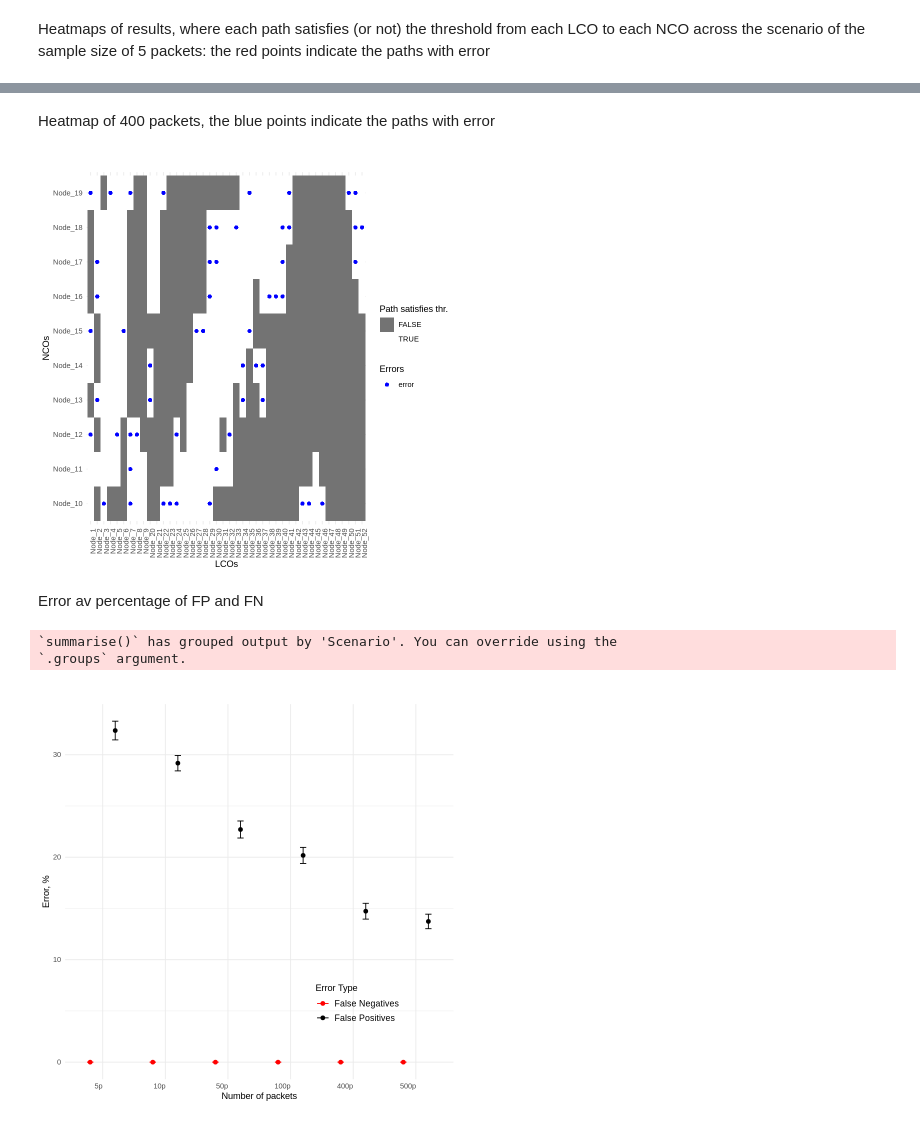
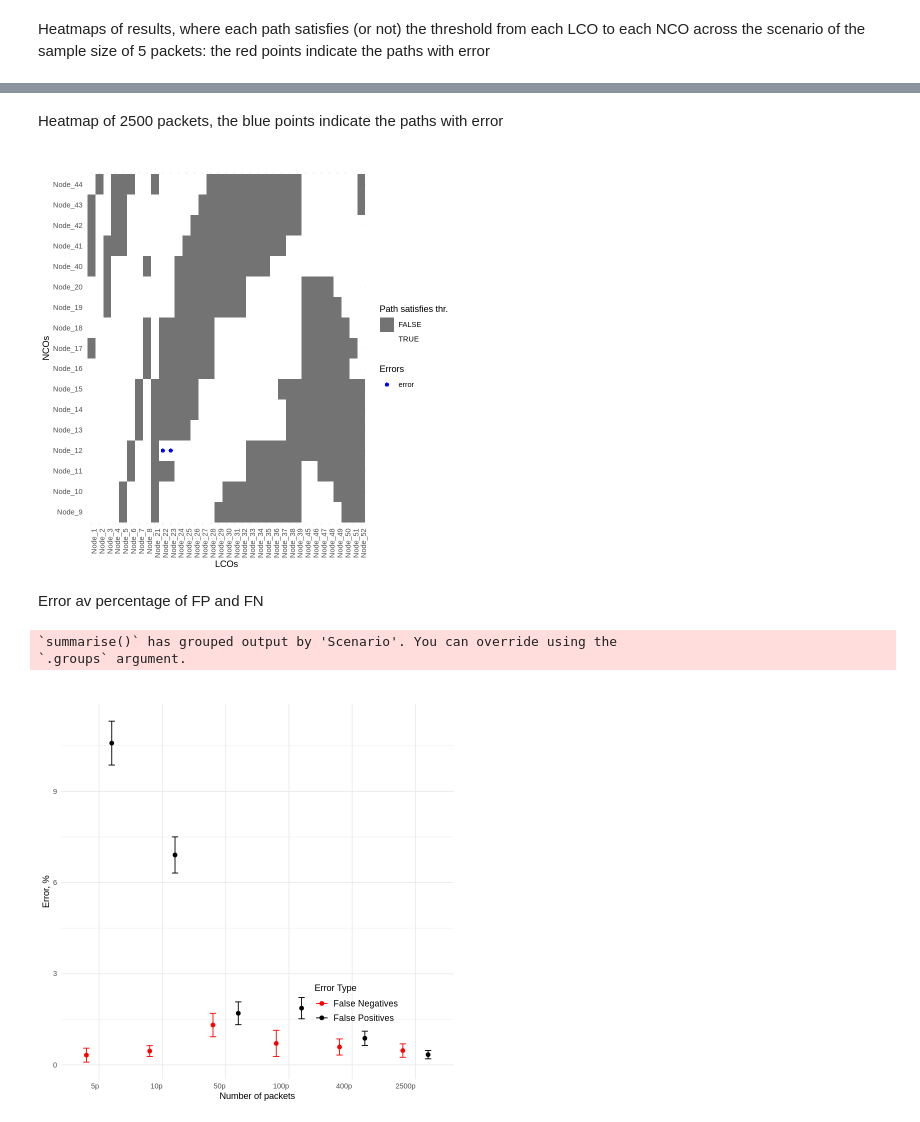
Before and after one commit to NataliaBlueCloud/Inband_telemetry_design, a Jupyter notebook: Cochrams_ofc_example_Milano.ipynb, the cells around one changed output, grey strips where cells are left out. Drawn from its saved outputs; the diff is of its cells as text; code cells hidden in the pictures.

```diff
--- a/Cochrams_ofc_example_Milano.ipynb
+++ b/Cochrams_ofc_example_Milano.ipynb
@@ -227,8 +231,9 @@ for (i in seq_along(LCOs)) {
 # %% [markdown]
 #Results
 # %%
-n_exp <- 100
+n_exp <- 10
 threshold_us <- 82
+percentage = 0.99
 # %% [markdown]
 *Threshold* of each LCO
 # %%
@@ -241,7 +246,7 @@ table_to_df <- function(path_delays, threshold_us){
   return(df_p)
 }
 # %%
-calc_results <- function(matrx_paths, g, LCOs, NCOs, LCOs_thesholds,n_samples, n_exp)
+calc_results <- function(matrx_paths, g, LCOs, NCOs, LCOs_thesholds,n_samples, n_exp, percentage = 1)
 {
   matrx_paths_sampled <- array(rep(0, length(NCOs)*length(LCOs)*n_samples), dim = c(length(NCOs), length(LCOs), n_samples))
   packets_below_thr <- array(rep(0, length(NCOs)*length(LCOs)*n_exp), dim = c(length(NCOs), length(LCOs), n_exp))
@@ -252,6 +257,7 @@ calc_results <- function(matrx_paths, g, LCOs, NCOs, LCOs_thesholds,n_samples, n
   for (exp in 1:n_exp)
   {
     for(l in 1:length(LCOs))
+
     {
       table_res <- c()
       for (n in 1:length(NCOs))
@@ -260,7 +266,9 @@ calc_results <- function(matrx_paths, g, LCOs, NCOs, LCOs_thesholds,n_samples, n
         df_p <- table_to_df(matrx_paths_sampled[n,l,], LCOs_thesholds[l])
         df_p <- df_p[order(df_p$Var1),]
         table_res[n] <- df_p$Freq[2]
-        packets_below_thr[n,l,exp] <- ifelse(df_p$Freq[2] == n_samples, 1, 0) #true or false
+
+        packets_below_thr[n,l,exp] <- ifelse(df_p$Freq[2] >= n_samples*percentage , 1, 0) #true or false
+
       }
     }
   }
@@ -289,11 +297,11 @@ packets_below_thr_400p <- calc_results(matrx_paths, g, LCOs, NCOs, LCOs_theshold
 # %% [markdown]
 ###Samples size - 500 packets
 # %%
-packets_below_thr_500p <- calc_results(matrx_paths, g, LCOs, NCOs, LCOs_thesholds, n_samples = 500, n_exp)
+packets_below_thr_2500p <- calc_results(matrx_paths, g, LCOs, NCOs, LCOs_thesholds, n_samples = 2500, n_exp, percentage)
 # %% [markdown]
 ###Calculations for the entire population
 # %%
-packets_below_thr_50kp <- calc_results(matrx_paths, g, LCOs, NCOs, LCOs_thesholds, n_samples = 50000, n_exp = 1)
+packets_below_thr_50kp <- calc_results(matrx_paths, g, LCOs, NCOs, LCOs_thesholds, n_samples = 50000, n_exp = 1, percentage)
 # %% [markdown]
 ##Error FP and FN calculations
 # %%
@@ -396,26 +406,22 @@ plot_heatmap(matrix_1, matrix_2, LCOs, NCOs)
 # %% [markdown]
-Heatmap of 400 packets, the blue points indicate the paths
+Heatmap of 2500 packets, the blue points indicate the paths
 with error
 # %%
-
-matrix_1 <- packets_below_thr_500p
-matrix_2 <- packets_below_thr_50kp
-
-plot_heatmap(matrix_1, matrix_2, LCOs, NCOs, error_colour = "blue")
+plot_heatmap(packets_below_thr_2500p, packets_below_thr_50kp, LCOs, NCOs, error_colour = "blue")
 # %% [output]
-[figure, old version]
+[figure, new version]
 # %% [markdown]
 Error av percentage of FP and FN
 # %%
 # Combine data into a single data frame
-vect_err <- c("5p", "10p", "50p", "100p", "400p","500p" )
+vect_err <- c("5p", "10p", "50p", "100p", "400p","2500p" )
 df <- data.frame(
   Scenario = rep(vect_err, each = 2*n_exp),
   ErrorType = rep(rep(c("False Positives", "False Negatives"), each = n_exp), times = 6),
   Percentage = c(percentage_FP_5p, percentage_FN_5p, percentage_FP_10p, percentage_FN_10p,
                  percentage_FP_50p, percentage_FN_50p, percentage_FP_100p, percentage_FN_100p,
                  percentage_FP_400p, percentage_FN_400p,
-                 percentage_FP_500p, percentage_FN_500p)
+                 percentage_FP_2500p, percentage_FN_2500p)
 )
 
 # Calculate mean and standard deviation
@@ -442,4 +448,4 @@ ggplot(summary_data, aes(x = Scenario, y = Mean, fill = ErrorType, color = Error
 # %% [output]
 `summarise()` has grouped output by 'Scenario'. You can override using the
 `.groups` argument.
-[figure, old version]
+[figure, new version]
```
Also changed, not shown: parts of 16 cells of this notebook.
